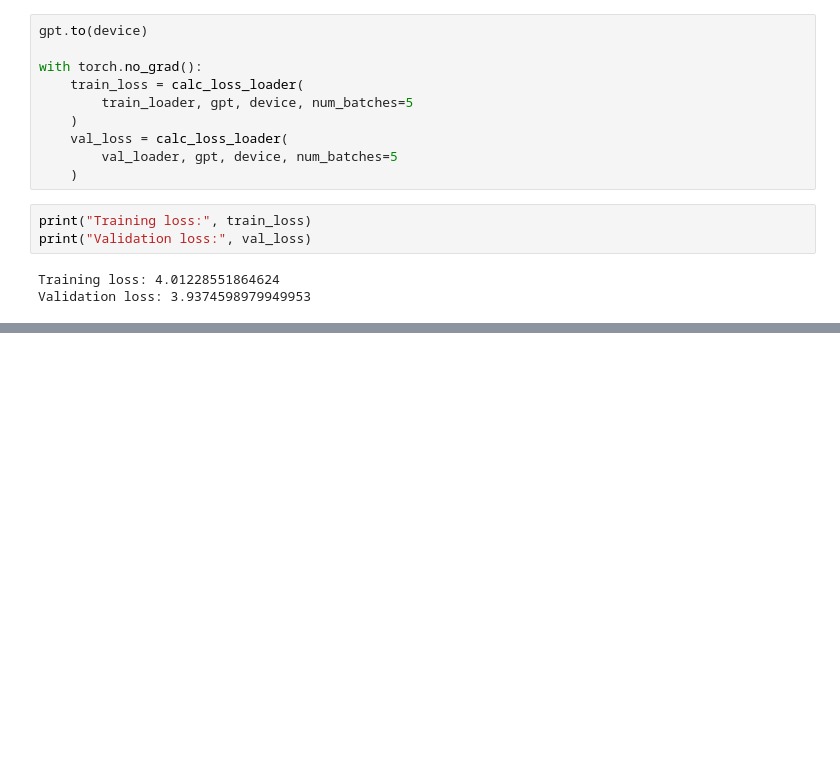
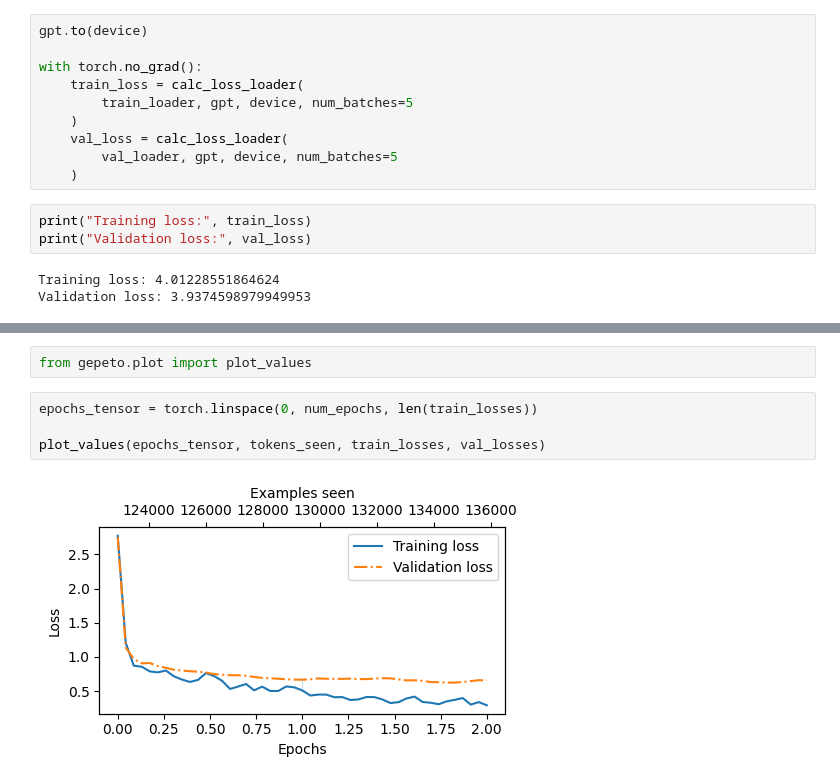
Before and after one commit to maikereis/gpt_from_scrath, a Jupyter notebook: notebooks/instruction_fine_tune.ipynb, the cells around one changed output, grey strips where cells are left out. Saved outputs shown, nothing was run; the diff lists cells and outputs as text; blank space fills up the shorter version.

```diff
--- a/notebooks/instruction_fine_tune.ipynb
+++ b/notebooks/instruction_fine_tune.ipynb
@@ -487,0 +486,8 @@ Training completed in 32.80 minutes.
+# %%
+from gepeto.plot import plot_values
+# %%
+epochs_tensor = torch.linspace(0, num_epochs, len(train_losses))
+
+plot_values(epochs_tensor, tokens_seen, train_losses, val_losses)
+# %% [output]
+[figure, added]
```
Also changed, not shown: parts of 14 cells of this notebook, 1 other file.
